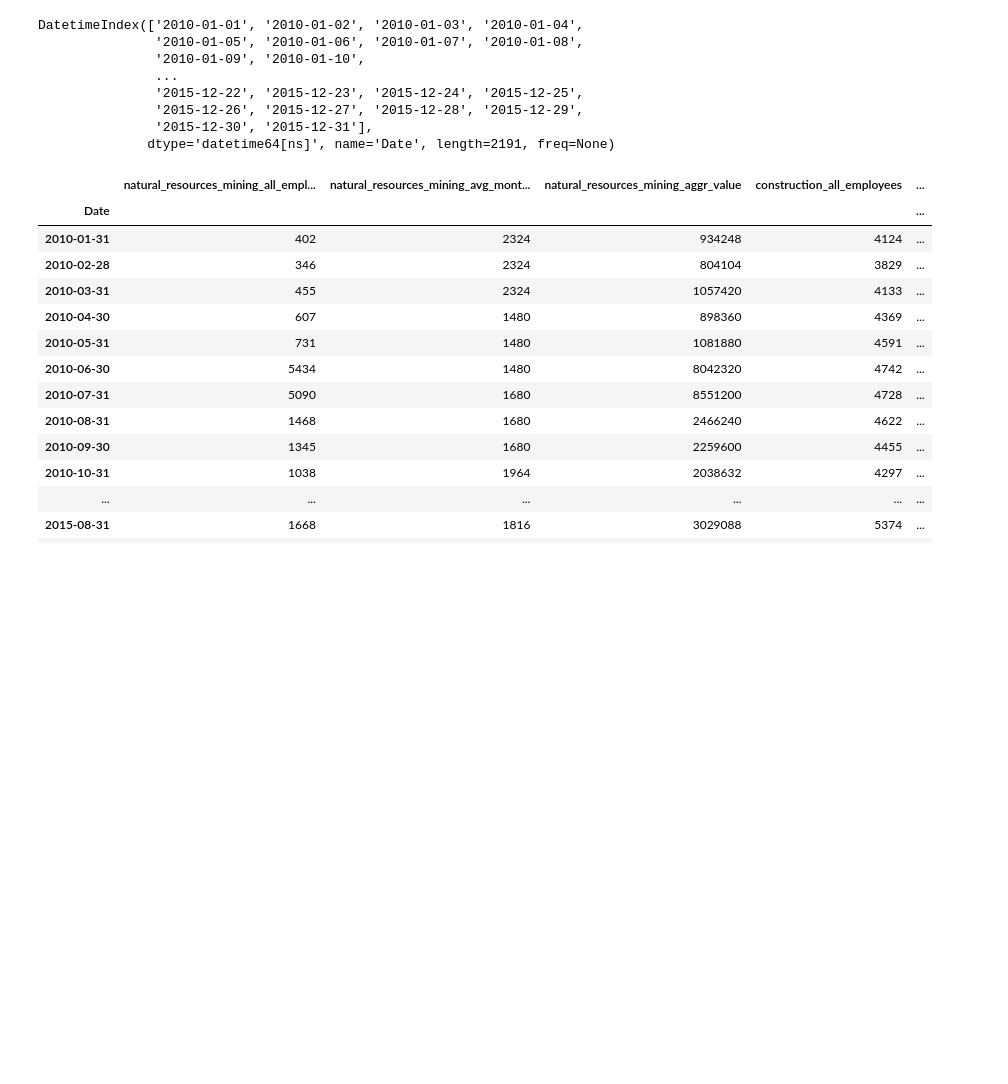
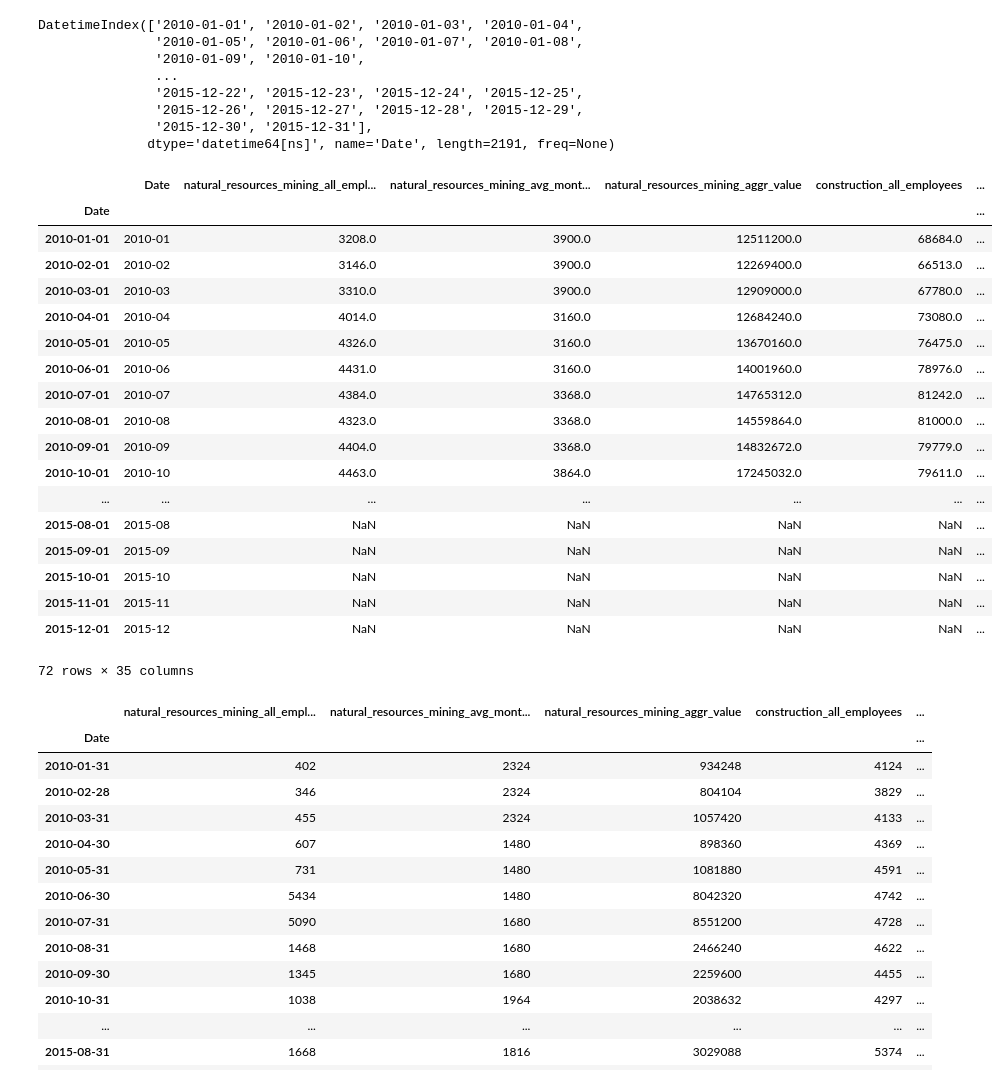
Before and after one commit to MekdeSciD/client_project_hurricane_sandy, a Jupyter notebook: cleaning_notebook-david.ipynb, the cells around one changed output. Cells and saved outputs as stored; diff of their text form; code cells hidden in the pictures; blank space fills up the shorter version.

```diff
--- a/cleaning_notebook.ipynb
+++ b/cleaning_notebook-david.ipynb
@@ -662,6 +662,49 @@ baltimore_mean = baltimore_mean.resample('M').mean()
 ocean_city_mean = ocean_city_mean.resample('M').mean()
 portland_mean = portland_mean.resample('M').mean()
 providence_mean = portland_mean.resample('M').mean()
+# %%
+def load_wages(locality):
+
+    df = pd.read_csv(f"./bls-api-data/{locality}2010-2015.csv")
+    df.rename(columns={'date': 'Date'}, inplace=True)
+    df.drop('Unnamed: 0', axis=1, inplace=True)
+    df.index = pd.to_datetime(df['Date'], format="%Y-%m")
+    df.resample('M').mean()
+
+    return df
+# %%
+atlantic_wage = load_wages("AtlanticCity")
+baltimore_wage = load_wages("Baltimore")
+boston_wage = load_wages("Boston")
+bridgeport_wage = load_wages("Bridgeport")
+new_haven_wage = load_wages("NewHaven")
+new_london_wage = load_wages("NewLondon")
+newport_wage = load_wages("Newport")
+portland_wage = load_wages("Portland")
+providence_wage = load_wages("Providence")
+ocean_city_wage = load_wages("WorcesterCounty")
+# %%
+boston_wage
+# %% [output]
+|  | Date | natural_resources_mining_all_empl... | natural_resources_mining_avg_mont... | natural_resources_mining_aggr_value | construction_all_employees | ... |
+| Date |  |  |  |  |  | ... |
+| 2010-01-01 | 2010-01 | 3208.0 | 3900.0 | 12511200.0 | 68684.0 | ... |
+| 2010-02-01 | 2010-02 | 3146.0 | 3900.0 | 12269400.0 | 66513.0 | ... |
+| 2010-03-01 | 2010-03 | 3310.0 | 3900.0 | 12909000.0 | 67780.0 | ... |
+| 2010-04-01 | 2010-04 | 4014.0 | 3160.0 | 12684240.0 | 73080.0 | ... |
+| 2010-05-01 | 2010-05 | 4326.0 | 3160.0 | 13670160.0 | 76475.0 | ... |
+| 2010-06-01 | 2010-06 | 4431.0 | 3160.0 | 14001960.0 | 78976.0 | ... |
+| 2010-07-01 | 2010-07 | 4384.0 | 3368.0 | 14765312.0 | 81242.0 | ... |
+| 2010-08-01 | 2010-08 | 4323.0 | 3368.0 | 14559864.0 | 81000.0 | ... |
+| 2010-09-01 | 2010-09 | 4404.0 | 3368.0 | 14832672.0 | 79779.0 | ... |
+| 2010-10-01 | 2010-10 | 4463.0 | 3864.0 | 17245032.0 | 79611.0 | ... |
+| ... | ... | ... | ... | ... | ... | ... |
+| 2015-08-01 | 2015-08 | NaN | NaN | NaN | NaN | ... |
+| 2015-09-01 | 2015-09 | NaN | NaN | NaN | NaN | ... |
+| 2015-10-01 | 2015-10 | NaN | NaN | NaN | NaN | ... |
+| 2015-11-01 | 2015-11 | NaN | NaN | NaN | NaN | ... |
+| 2015-12-01 | 2015-12 | NaN | NaN | NaN | NaN | ... |
+72 rows × 35 columns
 # %%
 atlantic_wage = pd.read_csv('./bls-api-data/AtlanticCity2010-2015.csv')
 # %%
```
Also changed, not shown: 2 other files.
